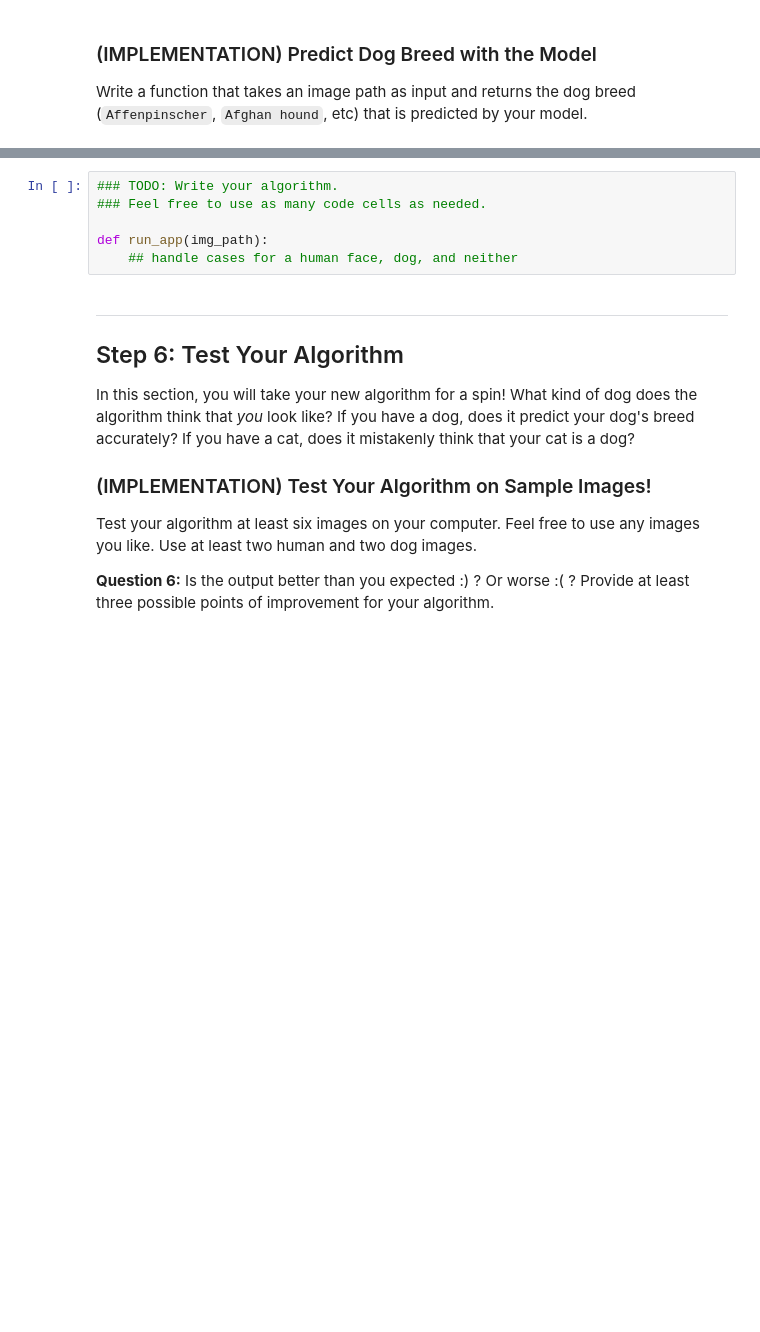
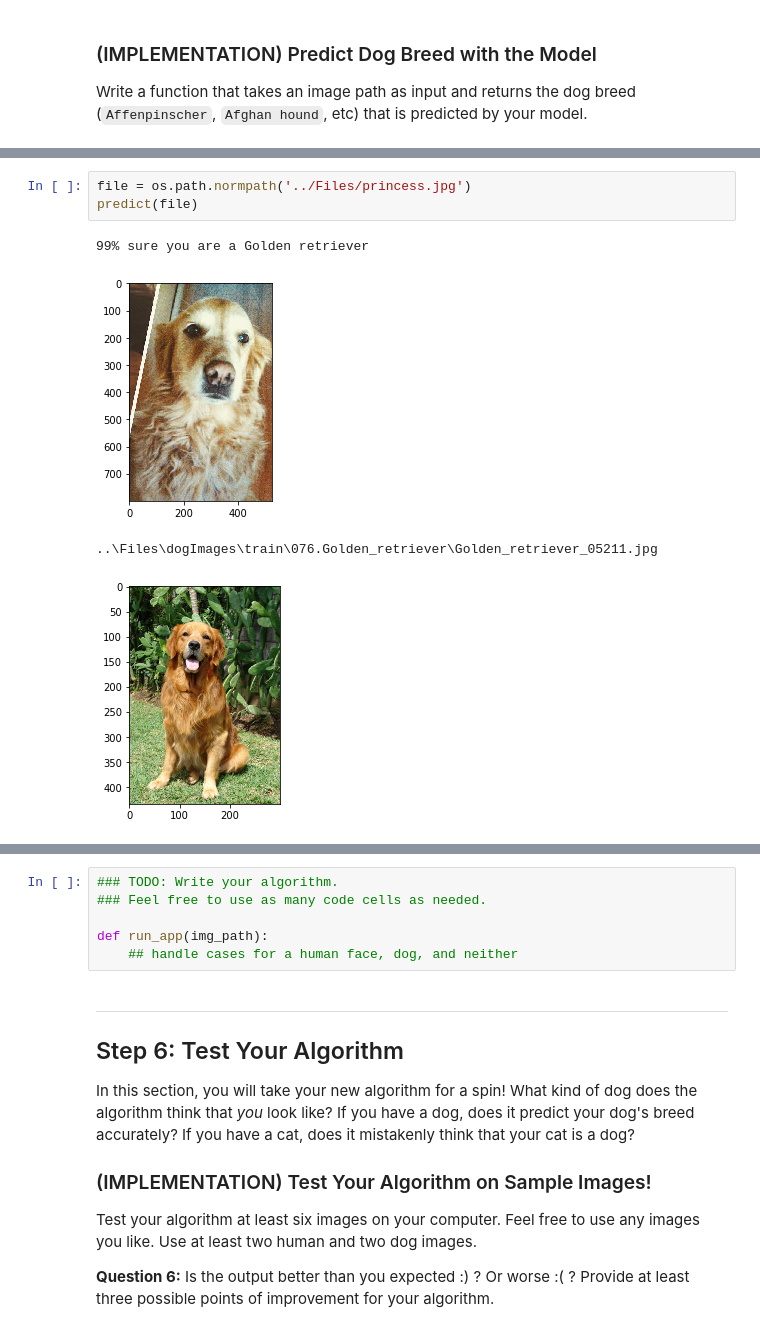
Before and after one commit to seann27/DogBreedDetector, a Jupyter notebook: dog_app.ipynb, the cells around one changed output, grey strips where cells are left out. Saved outputs shown, nothing was run; the diff lists cells and outputs as text; blank space fills up the shorter version.

```diff
--- a/dog_app.ipynb
+++ b/dog_app.ipynb
@@ -665,3 +837,11 @@ def predict_breed_transfer(img_path):
+# %%
+file = os.path.normpath('../Files/princess.jpg')
+predict(file)
+# %% [output]
+99% sure you are a Golden retriever
+[figure, added]
+..\Files\dogImages\train\076.Golden_retriever\Golden_retriever_05211.jpg
+[figure, added]
 # %% [markdown]
 ---
 <a id='step5'></a>
```
Also changed, not shown: parts of 23 cells of this notebook, 2 other files.
